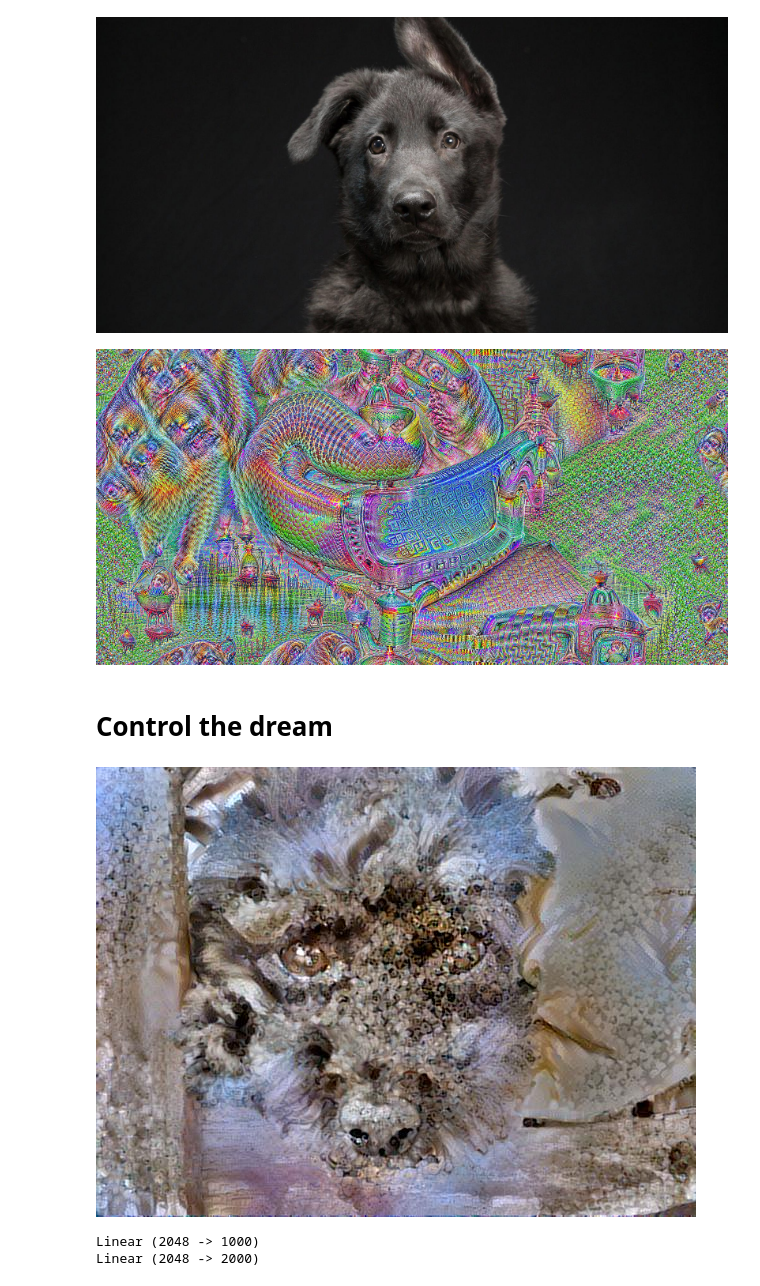
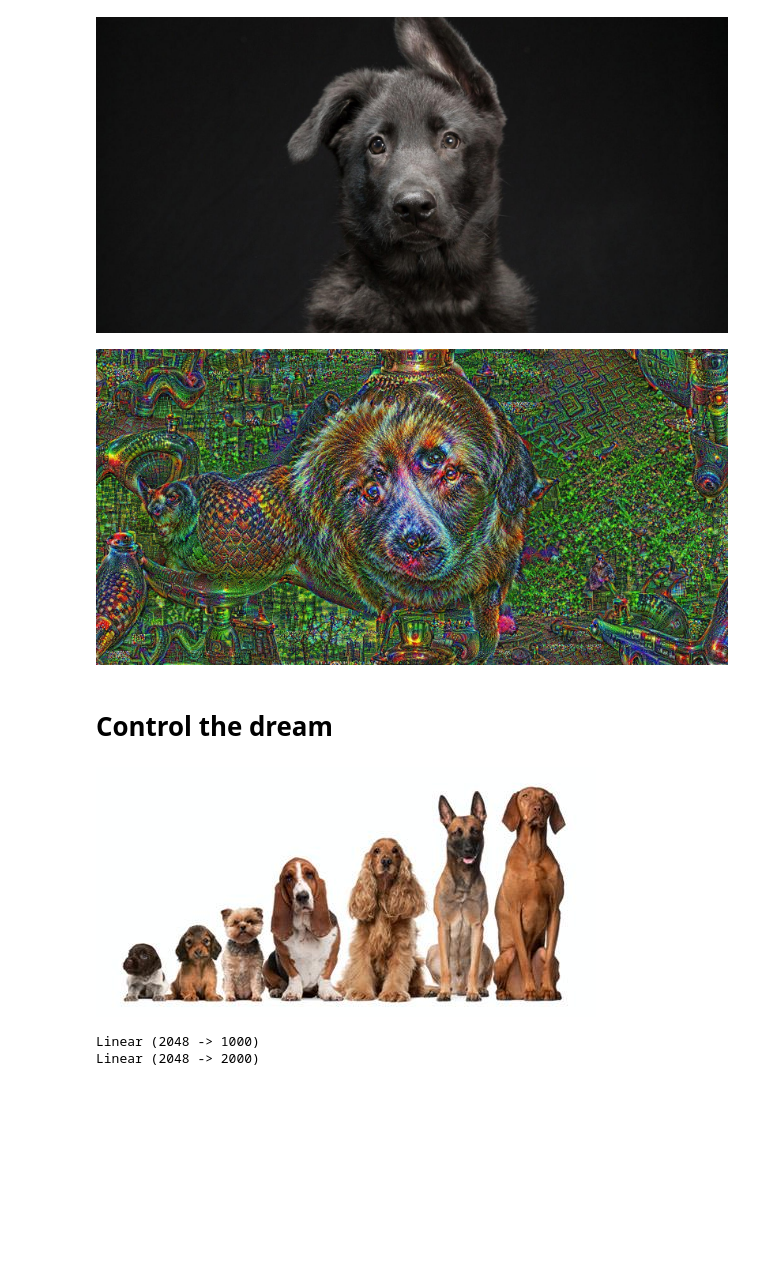
Before and after one commit to thommiano/cvr_6501-009, a Jupyter notebook: final_project/notebooks/A.4.0_deepdream.ipynb, the cells around one changed output. Saved outputs shown, nothing was run; the diff lists cells and outputs as text; code cells hidden in the pictures; blank space fills up the shorter version.

```diff
--- a/final_project/notebooks/A.4.0_deepdream.ipynb
+++ b/final_project/notebooks/A.4.0_deepdream.ipynb
@@ -55,13 +81,13 @@ for param in model.parameters():
 # deep dream
 dream(model, input_np,
           octave_n=10,
-          num_iterations=100,
-          lr=.20,
+          num_iterations=5,
+          lr=.18,
           max_jitter=120,
           show_every=5,
           end_layer=3)
 # %% [output]
-[figure, old version]
+[figure, new version]
 # %%
 # To do:
 # Update with model with more layers
@@ -71,37 +97,37 @@ dream(model, input_np,
 # %% [markdown]
 # Control the dream
 # %%
-img_id = 0
+img_id = 3
 base_dream_path = './deepdream/data/target/'
 
 # transform = transforms.Compose([
 #     transforms.Scale((425,425)),
 #     transforms.ToTensor(),
 #     transforms.Normalize([0.485, 0.456, 0.406], [0.229, 0.224, 0.225]),
 #     ])
 
 transform = transforms.Compose([
     transforms.ToTensor(),
     transforms.Normalize([0.485, 0.456, 0.406], [0.229, 0.224, 0.225]),
     ])
 
 
 # transform = transforms.Compose([transforms.Scale((224,224)),transforms.ToTensor()])
 
 dream_set = dset.ImageFolder(base_dream_path,transform=transform)
 # dset = datasets.ImageFolder(os.path.join(), transforms)
 dset_loader = torch.utils.data.DataLoader(dream_set, batch_size=1)
 #inputs_guide, classes_guide = next(iter(dset_loader))
 #inputs_guide_np = inputs_guide.numpy()
 inputs_guide = dset_loader.dataset[img_id][0].unsqueeze(0)
 inputs_guide_np = inputs_guide.numpy()
 
 ddutil.showtensor(inputs_guide_np)
 
 # base_image = Image.fromarray(np.uint8(input_np * 255)).convert('RGBA')
 # plt.imshow(base_image)
 # %% [output]
-[figure, old version]
+[figure, new version]
 # %%
 model = ddresnet.resnet50(pretrained=True)
 # %%
```
Also changed, not shown: parts of 5 cells of this notebook.
